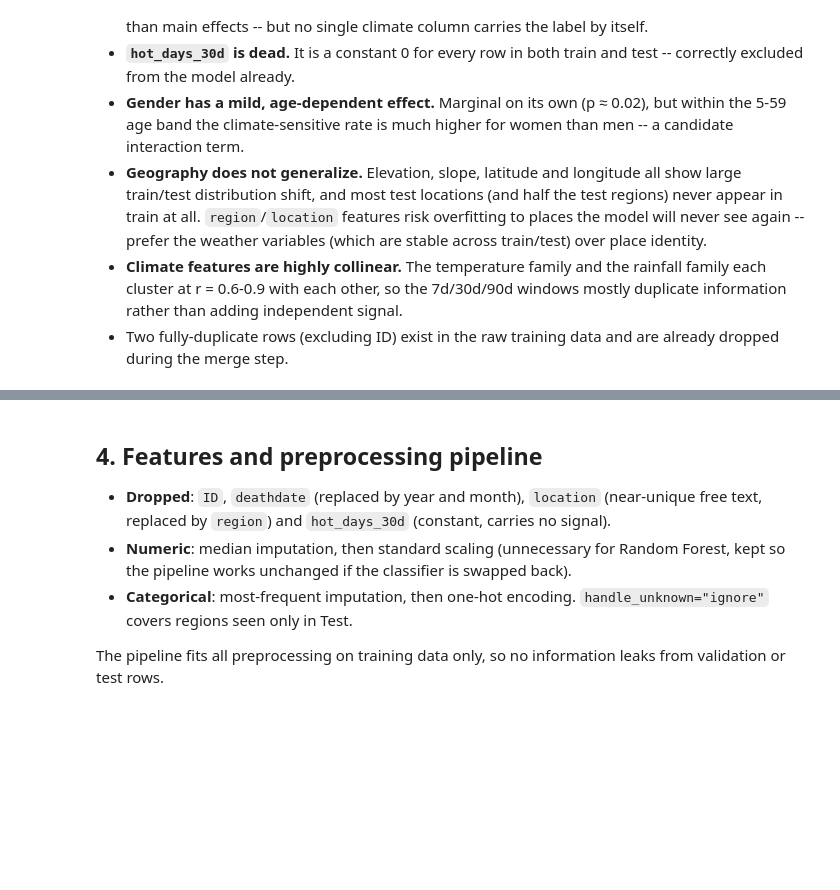
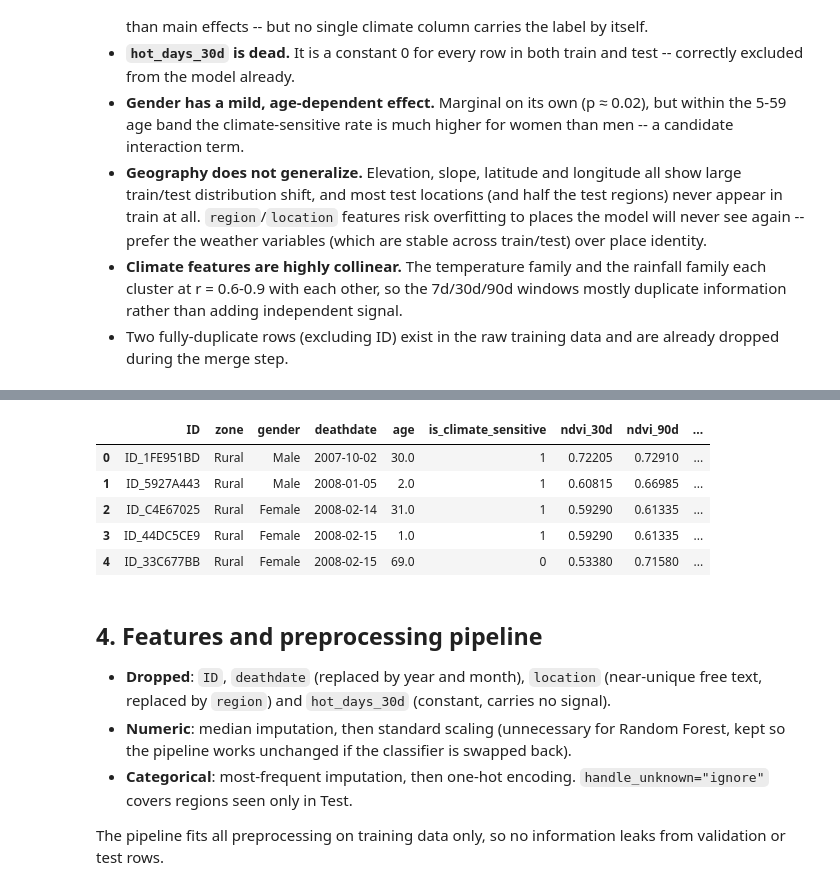
Before and after one commit to DevLaukey/Climate-risk-health-prediction, a Jupyter notebook: climate-risk-health-prediction-simple.ipynb, the cells around one changed output, grey strips where cells are left out. Drawn from its saved outputs; the diff is of its cells as text; code cells hidden in the pictures; blank space fills up the shorter version.

```diff
--- a/climate-risk-health-prediction-simple.ipynb
+++ b/climate-risk-health-prediction-simple.ipynb
@@ -483,0 +494,90 @@ temp_range_mean_30d 0.139992  1.003972e-13
+# %%
+from sklearn.decomposition import PCA
+from IPython.display import display
+
+# ---------------------------------------------------------------------------
+# 0. Near-duplicate check, beyond the 2 exact duplicates already dropped in 1.
+# ---------------------------------------------------------------------------
+DUP_KEY = ["deathdate", "location", "age", "gender", "avg_temperature"]
+near_dup_mask = train.duplicated(subset=DUP_KEY, keep=False)
+print(f"Near-duplicate records (same date/location/age/gender/temp): {near_dup_mask.sum()}")
+if near_dup_mask.any():
+    display(train.loc[near_dup_mask, DUP_KEY + [TARGET]].sort_values(DUP_KEY))
+    train = train.drop_duplicates(subset=DUP_KEY, keep="first")
+    print("-> dropped extras, kept first occurrence. New train shape:", train.shape)
+
+# ---------------------------------------------------------------------------
+# 1. Drop dead / non-generalizing geo features (EDA 3.1 and 3.6):
+#    hot_days_30d is constant; location/region/elevation/slope/lat/long show
+#    heavy train-test distribution shift and most test locations are unseen
+#    in train, so they cannot be relied on to generalize.
+# ---------------------------------------------------------------------------
+UNRELIABLE_GEO = ["location", "region", "elevation", "slope", "latitude", "longitude"]
+DEAD_COLS = ["hot_days_30d"]
+
+def drop_unreliable(df):
+    return df.drop(columns=[c for c in UNRELIABLE_GEO + DEAD_COLS if c in df.columns])
+
+train_r = drop_unreliable(train)
+test_r = drop_unreliable(test)
+
+# ---------------------------------------------------------------------------
+# 2. Non-linear age encoding (EDA 3.2): the climate-sensitive rate peaks at
+#    ages 1-4 (92%), not at age 0 (79%), then falls steadily to 30% at 60+ --
+#    a pattern a single linear "age" term cannot represent.
+# ---------------------------------------------------------------------------
+AGE_BINS = [-1, 0, 4, 17, 39, 59, np.inf]
+AGE_LABELS = ["0", "1-4", "5-17", "18-39", "40-59", "60+"]
+
+for df in (train_r, test_r):
+    df["age_band"] = pd.cut(df["age"], bins=AGE_BINS, labels=AGE_LABELS).astype(str)
+
+# ---------------------------------------------------------------------------
+# 3. Gender x working-age interaction (EDA 3.4): within the 5-59 age band,
+#    women are climate-sensitive 62% of the time vs. 46% for men -- an
+#    effect invisible to gender or age alone.
+# ---------------------------------------------------------------------------
+for df in (train_r, test_r):
+    working_age = df["age"].between(5, 59)
+    df["female_working_age"] = ((df["gender"] == "Female") & working_age).astype(int)
+
+# ---------------------------------------------------------------------------
+# 4. Collapse collinear climate families into PCA components (EDA 3.5): the
+#    temperature family and rainfall family are each internally collinear
+#    (r up to ~0.9), so the raw 7d/30d/90d windows mostly duplicate the same
+#    information. 3 components per family keeps ~85-88% of that variance in
+#    a fifth of the columns.
+# ---------------------------------------------------------------------------
+TEMP_FAMILY = ["avg_temperature", "max_temperature", "min_temperature",
+               "tavg_7d", "tavg_30d", "tavg_90d", "tmax_30d", "tmin_30d"]
+RAIN_FAMILY = ["precipitation", "rain_sum_7d", "rain_sum_30d", "rain_sum_90d",
+               "rain_days_30d", "max_daily_rain_30d"]
+
+def compress_family(train_df, test_df, cols, prefix, n_components=3):
+    scaler = StandardScaler().fit(train_df[cols])
+    pca = PCA(n_components=n_components, random_state=SEED).fit(scaler.transform(train_df[cols]))
+    for df in (train_df, test_df):
+        comps = pca.transform(scaler.transform(df[cols]))
+        for i in range(n_components):
+            df[f"{prefix}_pc{i + 1}"] = comps[:, i]
+    explained = pca.explained_variance_ratio_
+    print(f"{prefix}_pc1..{n_components}: explain {explained.sum():.1%} "
+          f"of variance {explained.round(3).tolist()}")
+
+compress_family(train_r, test_r, TEMP_FAMILY, "temp")
+compress_family(train_r, test_r, RAIN_FAMILY, "rain")
+
+train_r = train_r.drop(columns=TEMP_FAMILY + RAIN_FAMILY)
+test_r = test_r.drop(columns=[c for c in TEMP_FAMILY + RAIN_FAMILY if c in test_r.columns])
+
+# ---------------------------------------------------------------------------
+# Swap the refined frames in for the rest of the notebook
+# ---------------------------------------------------------------------------
+train, test = train_r, test_r
+
+print()
+print("Refined train:", train.shape, "| refined test:", test.shape)
+print("Dropped:", UNRELIABLE_GEO + DEAD_COLS + TEMP_FAMILY + RAIN_FAMILY)
+print("Added:  ", ["age_band", "female_working_age", "temp_pc1..3", "rain_pc1..3"])
+train.head()
+# %% [output]
@@ -484,3 +591,9 @@ temp_range_mean_30d 0.139992  1.003972e-13
+|  | ID | zone | gender | deathdate | age | is_climate_sensitive | ndvi_30d | ndvi_90d | ... |
+| 0 | ID_1FE951BD | Rural | Male | 2007-10-02 | 30.0 | 1 | 0.72205 | 0.72910 | ... |
+| 1 | ID_5927A443 | Rural | Male | 2008-01-05 | 2.0 | 1 | 0.60815 | 0.66985 | ... |
+| 2 | ID_C4E67025 | Rural | Female | 2008-02-14 | 31.0 | 1 | 0.59290 | 0.61335 | ... |
+| 3 | ID_44DC5CE9 | Rural | Female | 2008-02-15 | 1.0 | 1 | 0.59290 | 0.61335 | ... |
+| 4 | ID_33C677BB | Rural | Female | 2008-02-15 | 69.0 | 0 | 0.53380 | 0.71580 | ... |
 # %% [markdown]
 ## 4. Features and preprocessing pipeline
 
```
Also changed, not shown: parts of 9 cells of this notebook, 1 other file.
